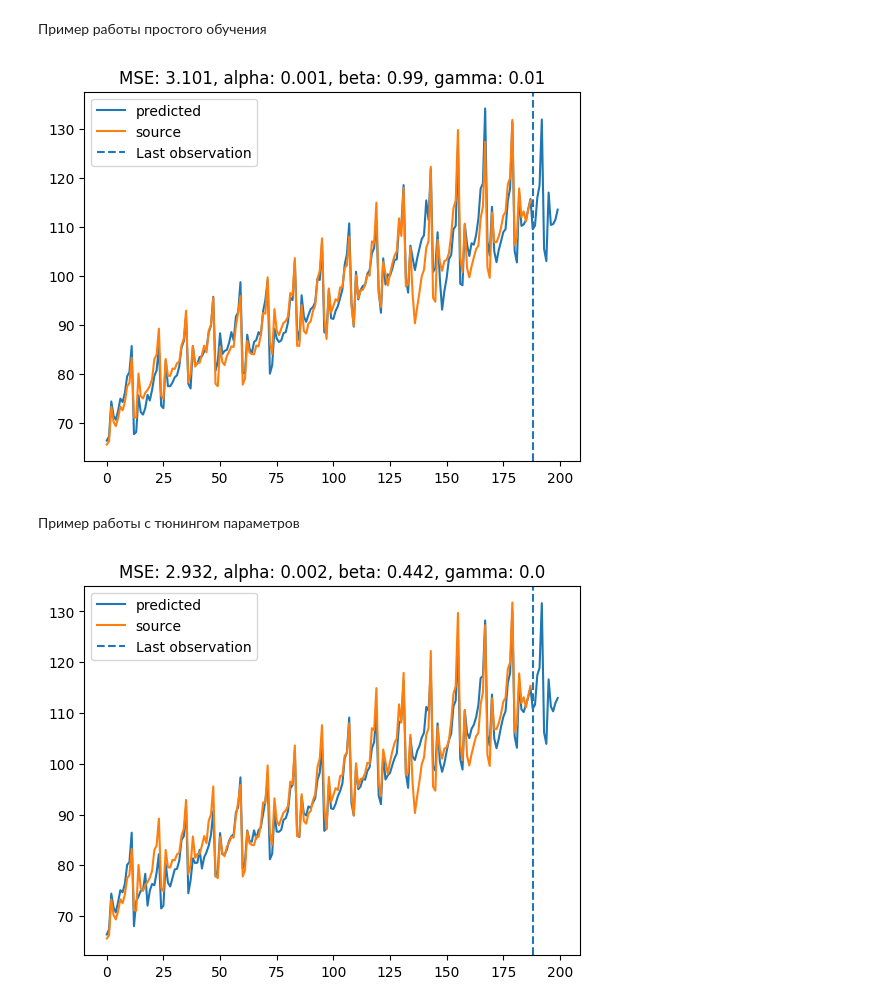
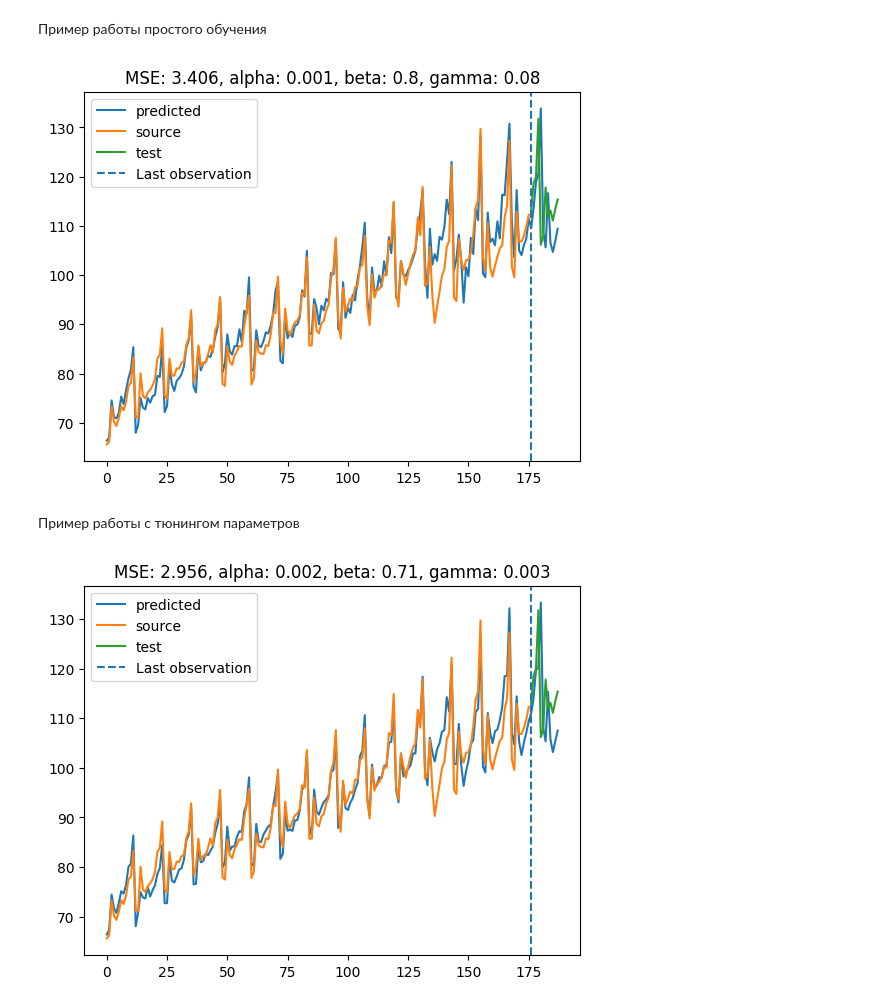
Before and after one commit to KycokOvcharki01/Learning, a Jupyter notebook: ITMO/Курс Математическое Прогнозирование/Лабораторная работа 1/Модель Хольта-Уинтерса.ipynb, the cells around one changed output. Saved outputs shown, nothing was run; the diff lists cells and outputs as text; code cells hidden in the pictures.

```diff
--- a/ITMO/Курс Математическое Прогнозирование/Лабораторная работа 1/Модель Хольта-Уинтерса.ipynb
+++ b/ITMO/Курс Математическое Прогнозирование/Лабораторная работа 1/Модель Хольта-Уинтерса.ipynb
@@ -75,7 +75,7 @@ dtype: float64
 # %%
 class HoltWiinters:
 
-    def __init__(self, L, alpha, beta, gamma, m=0):
+    def __init__(self, L, alpha, beta, gamma, m=0, leave_obs_for_test=0):
         """
         Модель Хольта-Винтерса
 
@@ -91,6 +91,8 @@ class HoltWiinters:
 
             m - количество периодов для предсказания во время обучения
 
+            leave_obs_for_test - количество наблюдений для теста
+
         Output:
 
             None
@@ -103,6 +105,7 @@ class HoltWiinters:
         self.alpha = alpha
         self.beta = beta
         self.gamma = gamma
+        self.leave_obs_for_test = leave_obs_for_test
 
         # Эндогенные параметры
         self.t = 0
@@ -162,7 +165,11 @@ class HoltWiinters:
             None
         """
         # Приводим данные к удобному формату
-        self.y = data["ipi_m"].to_numpy().squeeze()
+        self.y = (
+            data["ipi_m"]
+            .to_numpy()
+            .squeeze()[: data.shape[0] - self.leave_obs_for_test]
+        )
         self.data = data
 
         # Инициализируем компоненты
@@ -253,6 +260,13 @@ class HoltWiinters:
             preds.append(self.forecast(i))
         plt.plot(self.F + preds, label="predicted")
         plt.plot(self.y, label="source")
+        plt.plot(
+            range(self.data.shape[0] - self.leave_obs_for_test, self.data.shape[0]),
+            self.data["ipi_m"]
+            .to_numpy()
+            .squeeze()[self.data.shape[0] - self.leave_obs_for_test :],
+            label="test",
+        )
         plt.title(
             f"MSE: {round(self.count_MSE(),3)}, alpha: {round(self.alpha, 3)}, beta: {round(self.beta, 3)}, gamma: {round(self.gamma, 3)}"
         )
@@ -282,16 +296,16 @@ class HoltWiinters:
 # %% [markdown]
 Пример работы простого обучения
 # %%
-model = HoltWiinters(12, 0.001, 0.99, 0.01, 12)
+model = HoltWiinters(12, 0.001, 0.8, 0.08, 12, 12)
 model.fit(data)
 model.plot()
 # %% [output]
-[figure, old version]
+[figure, new version]
 # %% [markdown]
 Пример работы с тюнингом параметров
 # %%
-model = HoltWiinters(12, 0.001, 0.99, 0.01, 12)
+model = HoltWiinters(12, 0.001, 0.99, 0.01, 12, 12)
 model.fit_optuna(data, n_trials=2000)
 model.plot()
 # %% [output]
-[figure, old version]
+[figure, new version]
```
Also changed, not shown: 2 other files.
